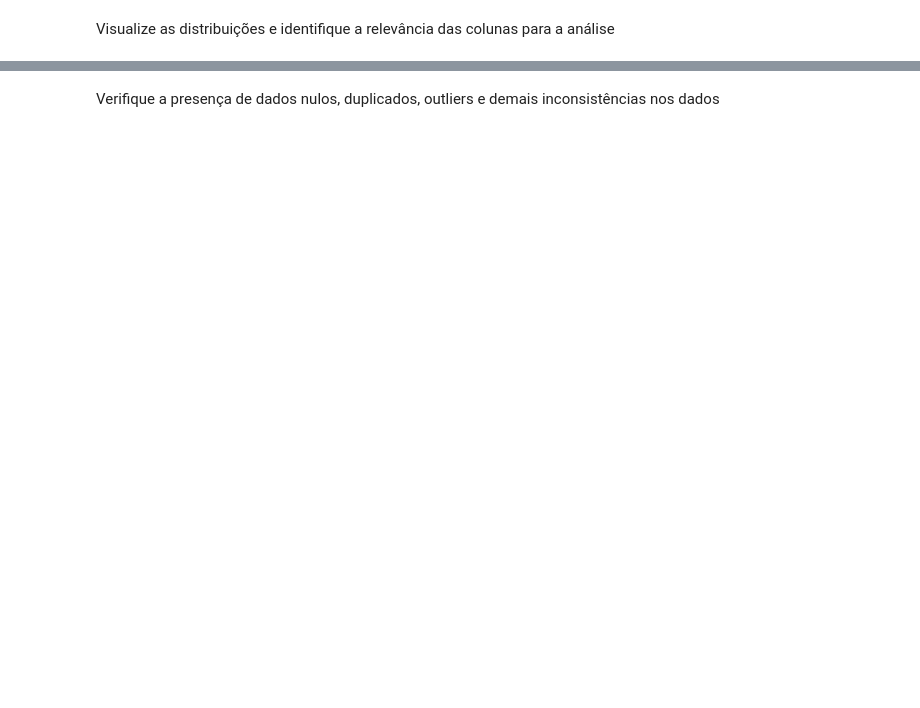
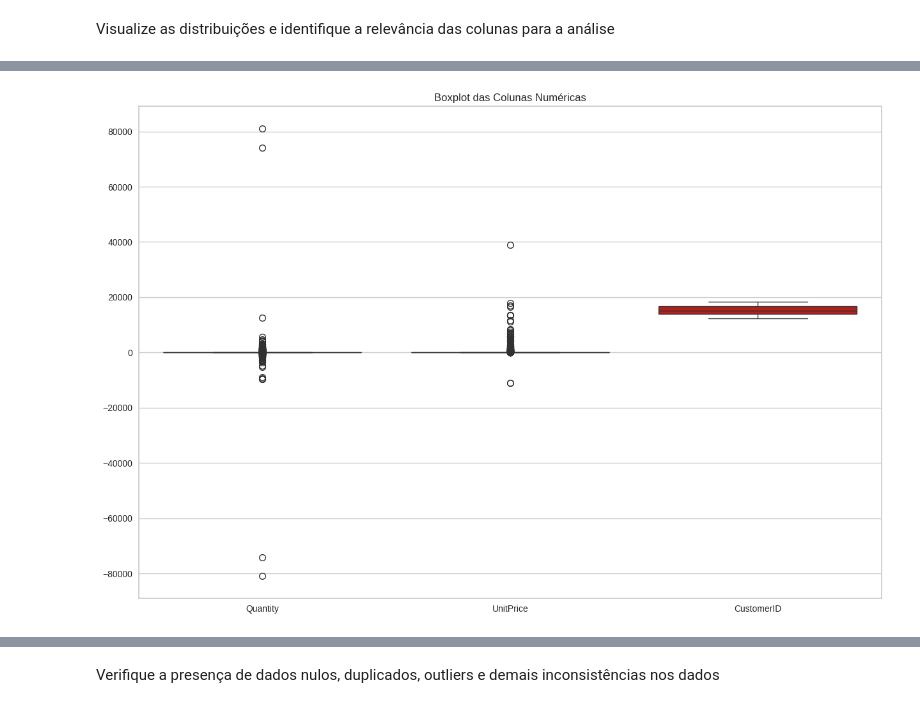
Before and after one commit to CaioEnzo23/Modelo-de-an-lise-das-m-tricas-RFV, a Jupyter notebook: Desafio_7.ipynb, the cells around one changed output, grey strips where cells are left out. Saved outputs shown, nothing was run; the diff lists cells and outputs as text; code cells hidden in the pictures; blank space fills up the shorter version.

```diff
--- a/Desafio_7.ipynb
+++ b/Desafio_7.ipynb
@@ -59,0 +152,7 @@ Visualize as distribuições e identifique a relevância das colunas para a aná
+# %%
+plt.figure(figsize=(15, 10))
+sns.boxplot(data=df)
+plt.title('Boxplot das Colunas Numéricas')
+plt.show()
+# %% [output]
+[figure, added]
```
Also changed, not shown: parts of 90 cells of this notebook.
